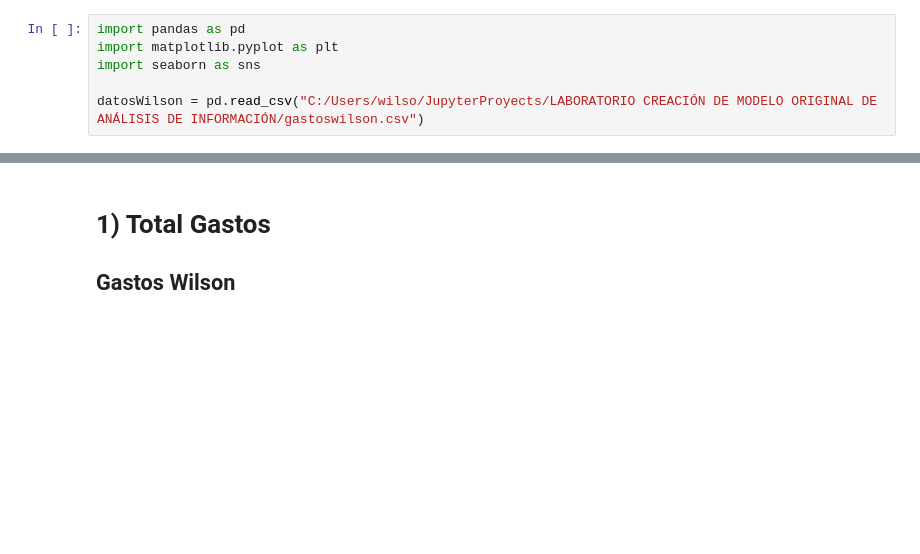
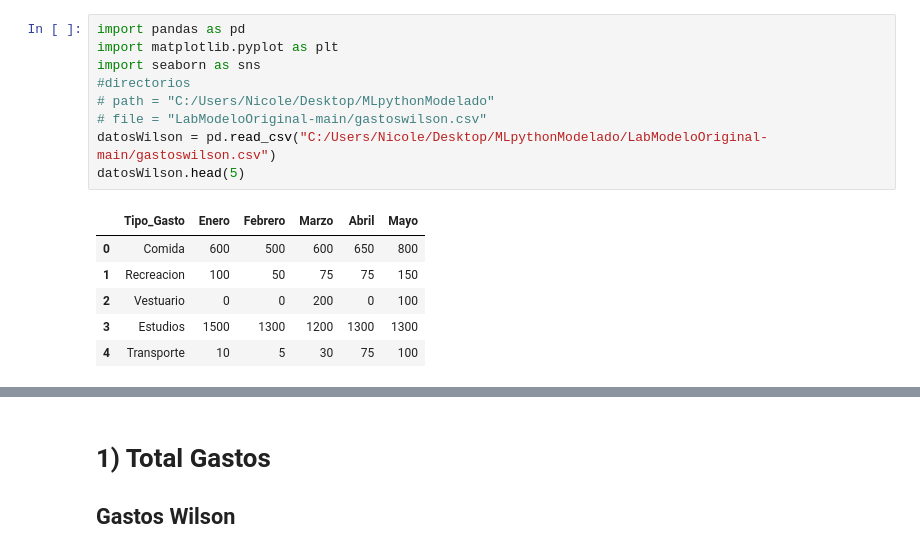
Before and after one commit to WilsonECN/LabModeloOriginal, a Jupyter notebook: Laboratorio Creacion Modelo original.ipynb, the cells around one changed output, grey strips where cells are left out. Drawn from its saved outputs; the diff is of its cells as text; blank space fills up the shorter version.

```diff
--- a/Laboratorio Creacion Modelo original.ipynb
+++ b/Laboratorio Creacion Modelo original.ipynb
@@ -1,6 +1,16 @@
 # %%
 import pandas as pd
 import matplotlib.pyplot as plt
 import seaborn as sns
-
-datosWilson = pd.read_csv("C:/Users/wilso/JupyterProyects/LABORATORIO CREACIÓN DE MODELO ORIGINAL DE ANÁLISIS DE INFORMACIÓN/gastoswilson.csv")
+#directorios
+# path = "C:/Users/Nicole/Desktop/MLpythonModelado"
+# file = "LabModeloOriginal-main/gastoswilson.csv"
+datosWilson = pd.read_csv("C:/Users/Nicole/Desktop/MLpythonModelado/LabModeloOriginal-main/gastoswilson.csv")
+datosWilson.head(5)
+# %% [output]
+|  | Tipo_Gasto | Enero | Febrero | Marzo | Abril | Mayo |
+| 0 | Comida | 600 | 500 | 600 | 650 | 800 |
+| 1 | Recreacion | 100 | 50 | 75 | 75 | 150 |
+| 2 | Vestuario | 0 | 0 | 200 | 0 | 100 |
+| 3 | Estudios | 1500 | 1300 | 1200 | 1300 | 1300 |
+| 4 | Transporte | 10 | 5 | 30 | 75 | 100 |
```
Also changed, not shown: parts of 8 cells of this notebook, 1 other file.
